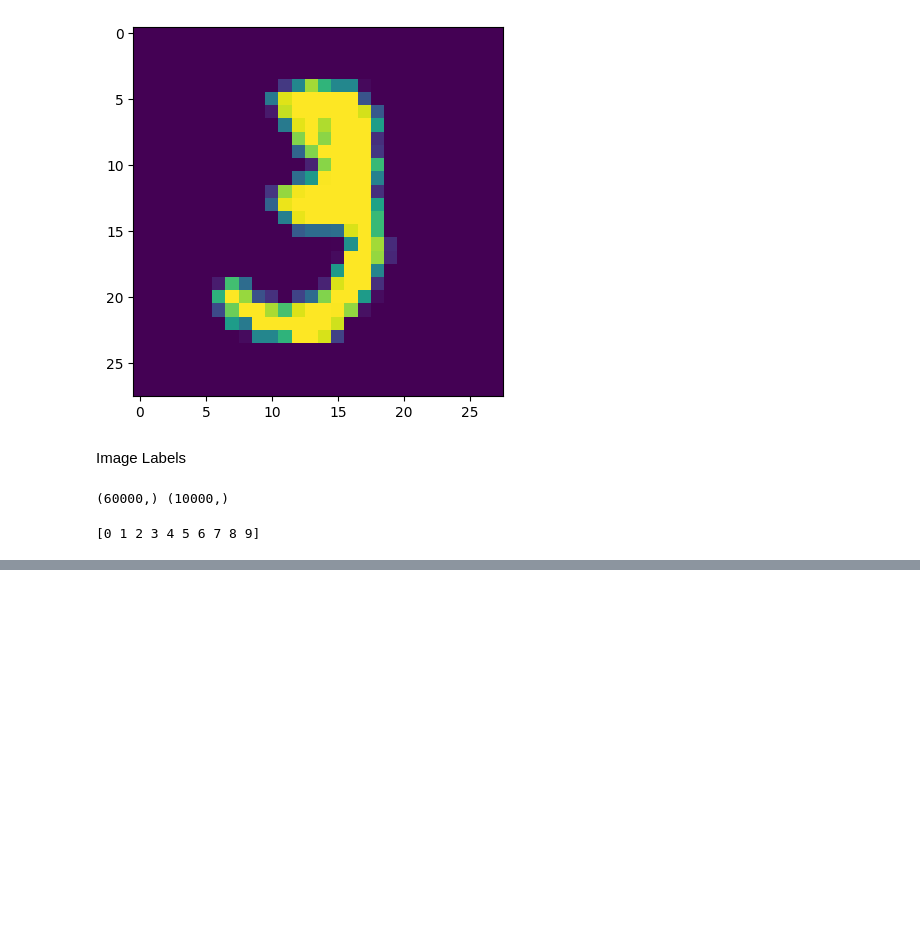
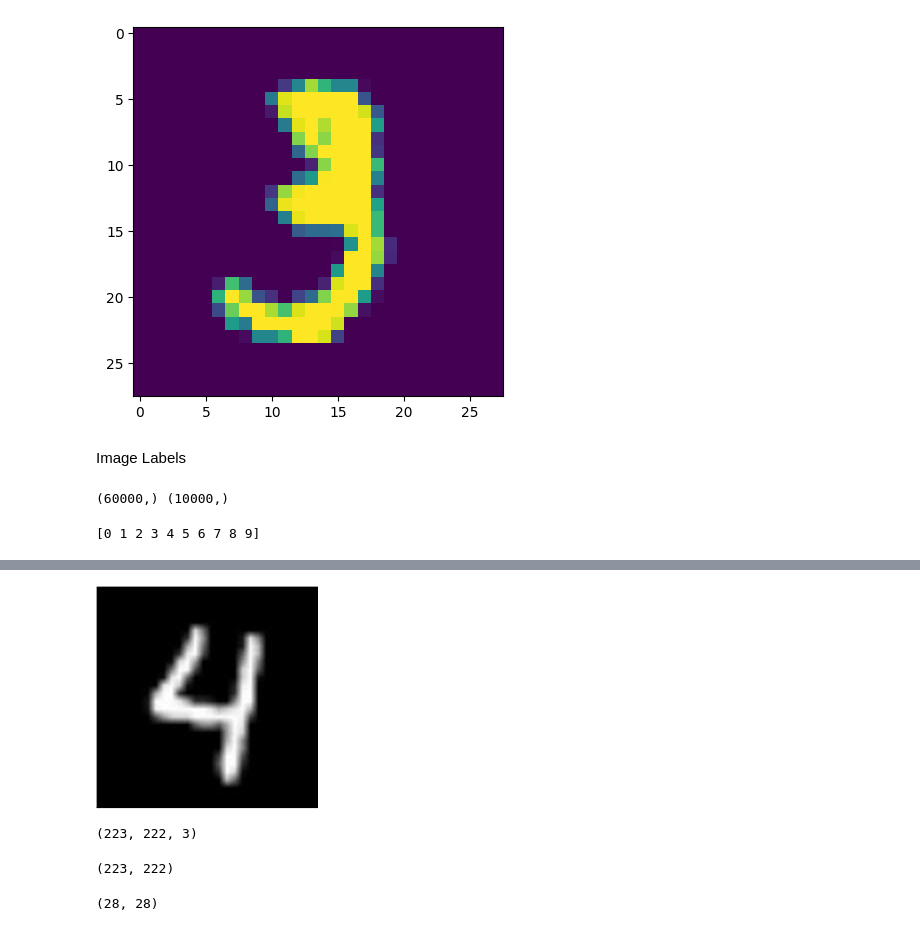
Before and after one commit to Pruthvirajsinh-Zala/DL-projects, a Jupyter notebook: MNIST Digit Classification/MNIST_Digit_Classification_using_Neural_Networks.ipynb, the cells around one changed output, grey strips where cells are left out. Drawn from its saved outputs; the diff is of its cells as text; code cells hidden in the pictures; blank space fills up the shorter version.

```diff
--- a/MNIST Digit Classification/MNIST_Digit_Classification_using_Neural_Networks.ipynb
+++ b/MNIST Digit Classification/MNIST_Digit_Classification_using_Neural_Networks.ipynb
@@ -81,0 +210,12 @@ print(np.unique(Y_train))
+# %%
+input_image_path = '/content/download.jpeg'
+
+input_image = cv2.imread(input_image_path)
+# %%
+cv2_imshow(input_image)
+# %% [output]
+[figure, added]
+# %%
+input_image.shape
+# %% [output]
+(223, 222, 3)
@@ -81,0 +224,4 @@ print(np.unique(Y_train))
+# %%
+grayscale.shape
+# %% [output]
+(223, 222)
@@ -81,0 +230,4 @@ print(np.unique(Y_train))
+# %%
+input_image_resize.shape
+# %% [output]
+(28, 28)
```
Also changed, not shown: parts of 25 cells of this notebook.
